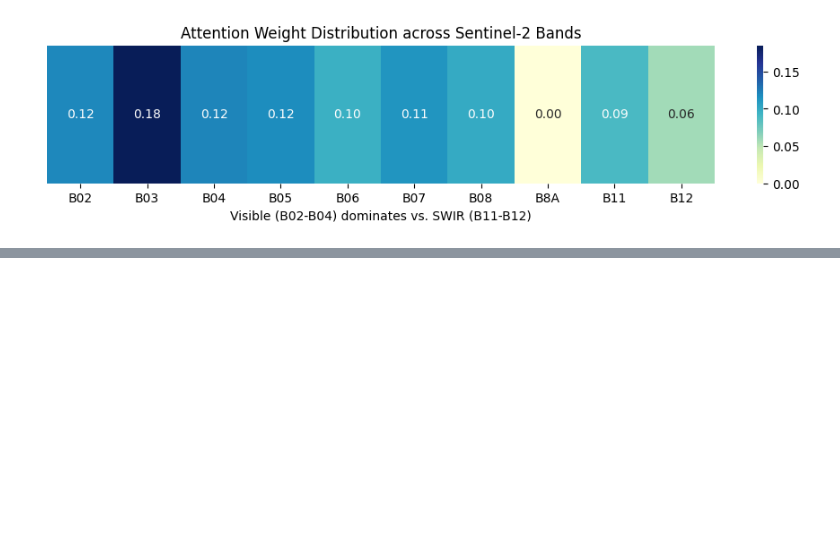
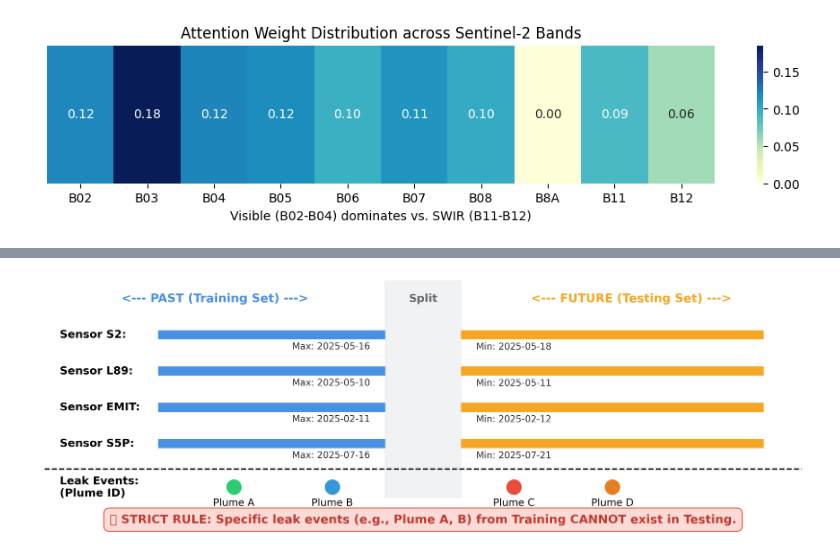
Before and after one commit to yuyao-wang/MethaneFuse, a Jupyter notebook: temp.ipynb, the cells around one changed output, grey strips where cells are left out. Drawn from its saved outputs; the diff is of its cells as text; code cells hidden in the pictures; blank space fills up the shorter version.

```diff
--- a/temp.ipynb
+++ b/temp.ipynb
@@ -1620,0 +2263,78 @@ Done.
+# %%
+import matplotlib.pyplot as plt
+import matplotlib.patches as patches
+
+# 1. 设置更大的画布以容纳 4 个传感器
+fig, ax = plt.subplots(figsize=(10, 4), dpi=300)
+ax.set_xlim(0, 100)
+ax.set_ylim(0, 6) # 增加 Y 轴空间
+
+# 颜色定义
+color_train = '#4a90e2'  # 训练集蓝色
+color_test = '#f5a623'   # 测试集橙色
+color_buffer = '#e8eaed' # Buffer区灰色
+text_color = '#333333'
+
+# 2. 画中心对齐的 Buffer (Gap) 区域
+ax.axvspan(45, 55, color=color_buffer, alpha=0.6, zorder=0)
+ax.text(50, 5.5, 'Split', ha='center', va='center',
+        fontsize=12, fontweight='bold', color='#666666')
+
+# 3. 顶部区域标签
+ax.text(22.5, 5.5, '<--- PAST (Training Set) --->', ha='center', va='center',
+        fontsize=13, fontweight='bold', color=color_train)
+ax.text(77.5, 5.5, '<--- FUTURE (Testing Set) --->', ha='center', va='center',
+        fontsize=13, fontweight='bold', color=color_test)
+
+# --- 定义画时间线的辅助函数 ---
+def draw_timeline(y_pos, name, train_date, test_date):
+    # Sensor Name
+    ax.text(2, y_pos, name, ha='left', va='center', fontsize=12, fontweight='bold')
+
+    # Train Line & Text
+    ax.plot([15, 45], [y_pos, y_pos], color=color_train, linewidth=10, solid_capstyle='butt')
+    ax.text(43, y_pos - 0.2, f'Max: {train_date}', ha='right', va='top', fontsize=10, color=text_color)
+
+    # Test Line & Text
+    ax.plot([55, 95], [y_pos, y_pos], color=color_test, linewidth=10, solid_capstyle='butt')
+    ax.text(57, y_pos - 0.2, f'Min: {test_date}', ha='left', va='top', fontsize=10, color=text_color)
+
+# 4. 依次画出 4 个传感器的时间线 (基于你提供的真实时间戳)
+draw_timeline(4.5, 'Sensor S2:',   '2025-05-16', '2025-05-18')
+draw_timeline(3.5, 'Sensor L89:',  '2025-05-10', '2025-05-11')
+draw_timeline(2.5, 'Sensor EMIT:', '2025-02-11', '2025-02-12')
+draw_timeline(1.5, 'Sensor S5P:',  '2025-07-16', '2025-07-21')
+
+# 5. 画分割线
+ax.plot([0, 100], [0.8, 0.8], color='black', linewidth=1.5, linestyle='--')
+
+# 6. 画 Leak Events (泄漏事件物理隔离示意)
+ax.text(2, 0.3, 'Leak Events:\n(Plume ID)', ha='left', va='center', fontsize=12, fontweight='bold')
+
+# Train Set Plumes
+ax.scatter(25, 0.3, s=250, color='#2ecc71', zorder=5)
+ax.text(25, 0, 'Plume A\n(Learned)', ha='center', va='top', fontsize=11)
+
+ax.scatter(38, 0.3, s=250, color='#3498db', zorder=5)
+ax.text(38, 0, 'Plume B\n(Learned)', ha='center', va='top', fontsize=11)
+
+# Test Set Plumes
+ax.scatter(62, 0.3, s=250, color='#e74c3c', zorder=5)
+ax.text(62, 0, 'Plume C\n(UNSEEN)', ha='center', va='top', fontsize=11)
+
+ax.scatter(75, 0.3, s=250, color='#e67e22', zorder=5)
+ax.text(75, 0, 'Plume D\n(UNSEEN)', ha='center', va='top', fontsize=11)
+
+# 7. 底部严格规则声明
+rule_text = "❌ STRICT RULE: Specific leak events (e.g., Plume A, B) from Training CANNOT exist in Testing."
+ax.text(50, -0.6, rule_text, ha='center', va='center', fontsize=13, fontweight='bold', color='#c0392b',
+        bbox=dict(facecolor='#fadbd8', edgecolor='#e74c3c', boxstyle='round,pad=0.5'))
+
+# 8. 清理坐标轴并保存
+ax.axis('off')
+plt.tight_layout()
+
+plt.savefig('full_4sensors_temporal_split.png', dpi=300, transparent=False, bbox_inches='tight')
+plt.show()
+# %% [output]
+[figure, added]
```
Also changed, not shown: parts of 5 cells of this notebook, 26 other files.
